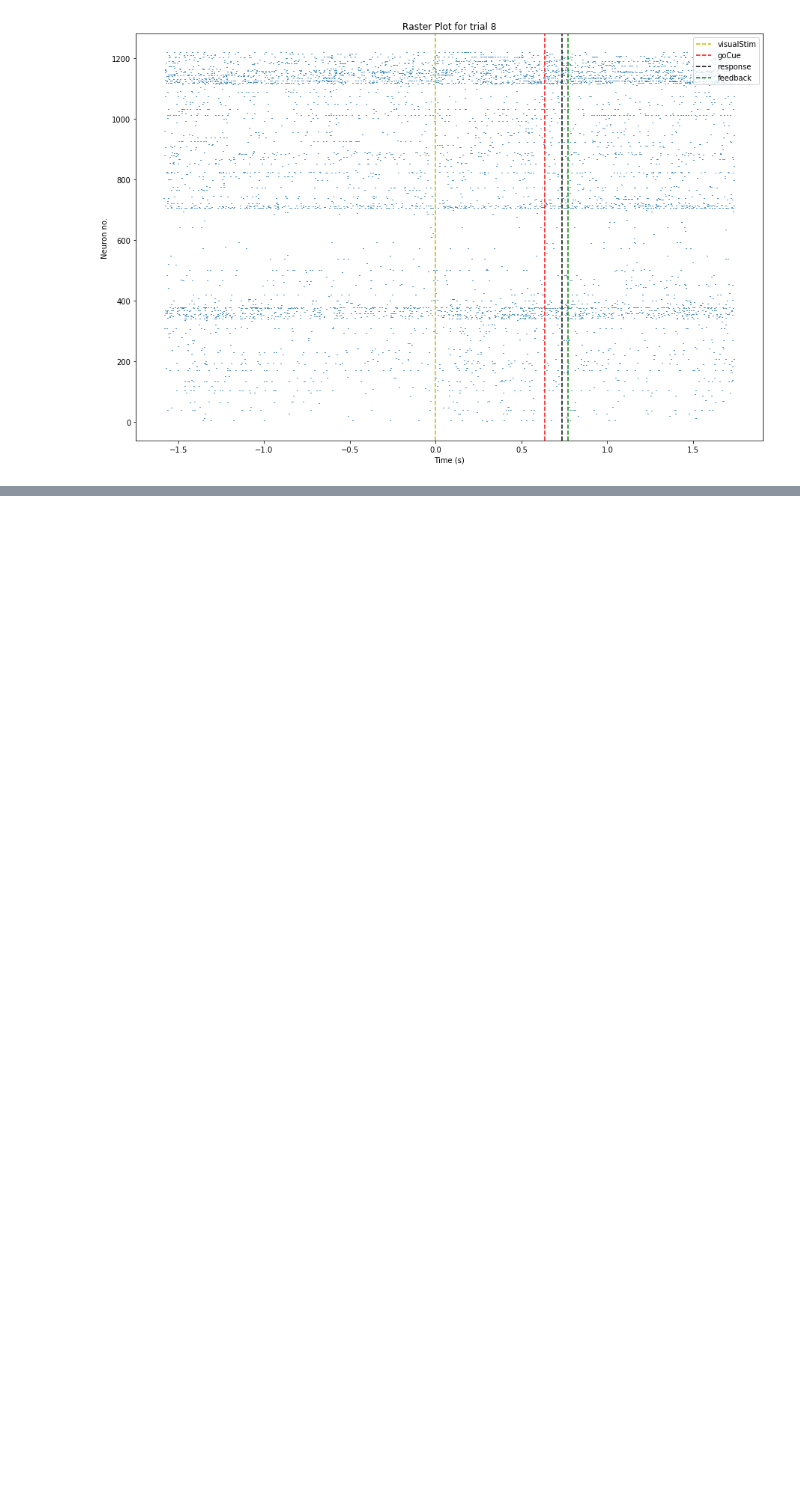
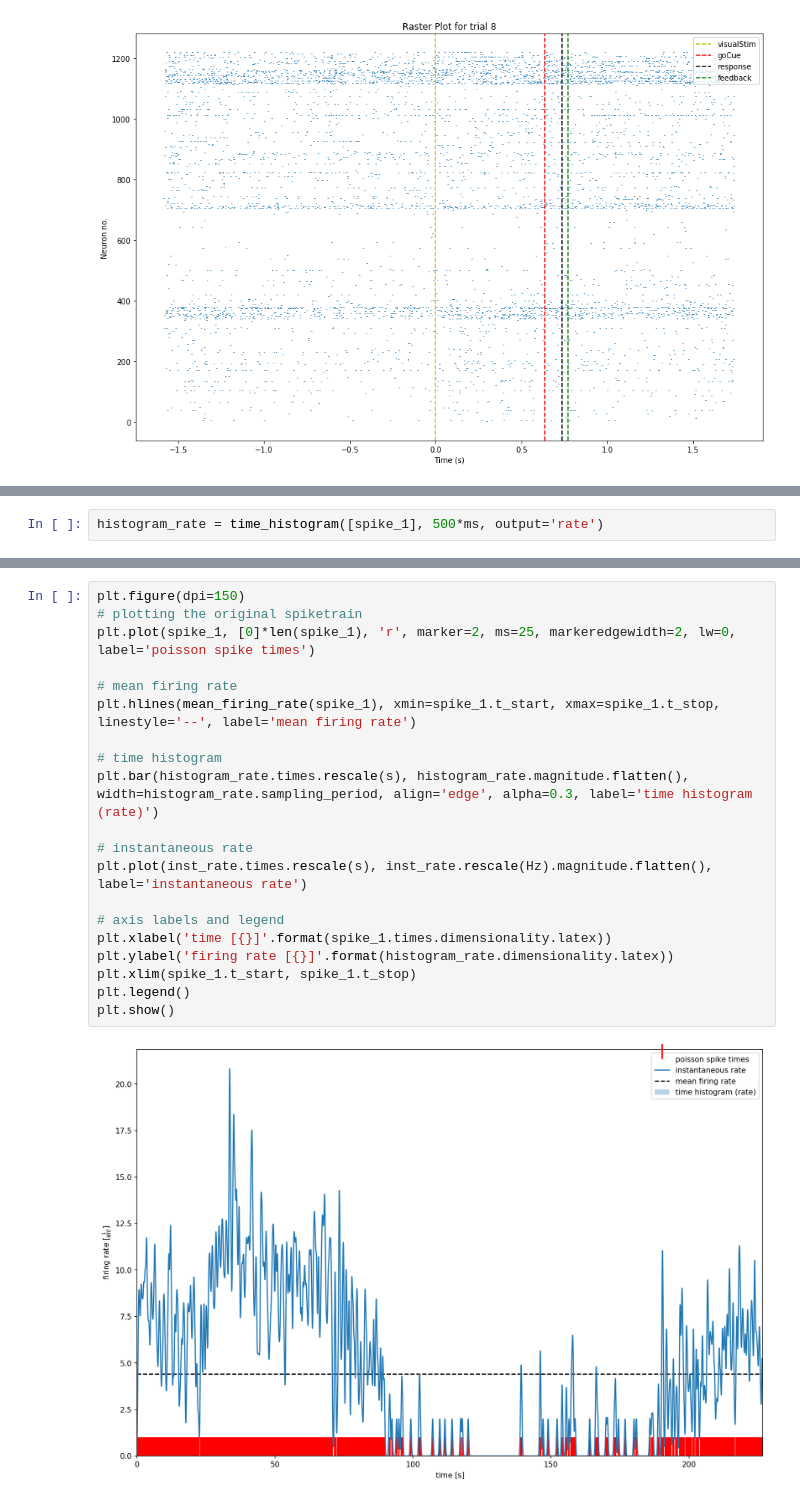
Before and after one commit to tipsyfermion/NMA_Mapping_Brain_Networks_2020, a Jupyter notebook: code/prelimDataTests.ipynb, the cells around one changed output, grey strips where cells are left out. Cells and saved outputs as stored; diff of their text form; blank space fills up the shorter version.

```diff
--- a/code/prelimDataTests.ipynb
+++ b/code/prelimDataTests.ipynb
@@ -107,0 +175,2 @@ array([63.62583906, 73.98820023])
+# %%
+histogram_rate = time_histogram([spike_1], 500*ms, output='rate')
@@ -107,0 +219,22 @@ array([63.62583906, 73.98820023])
+# %%
+plt.figure(dpi=150)
+# plotting the original spiketrain
+plt.plot(spike_1, [0]*len(spike_1), 'r', marker=2, ms=25, markeredgewidth=2, lw=0, label='poisson spike times')
+
+# mean firing rate
+plt.hlines(mean_firing_rate(spike_1), xmin=spike_1.t_start, xmax=spike_1.t_stop, linestyle='--', label='mean firing rate')
+
+# time histogram
+plt.bar(histogram_rate.times.rescale(s), histogram_rate.magnitude.flatten(), width=histogram_rate.sampling_period, align='edge', alpha=0.3, label='time histogram (rate)')
+
+# instantaneous rate
+plt.plot(inst_rate.times.rescale(s), inst_rate.rescale(Hz).magnitude.flatten(), label='instantaneous rate')
+
+# axis labels and legend
+plt.xlabel('time [{}]'.format(spike_1.times.dimensionality.latex))
+plt.ylabel('firing rate [{}]'.format(histogram_rate.dimensionality.latex))
+plt.xlim(spike_1.t_start, spike_1.t_stop)
+plt.legend()
+plt.show()
+# %% [output]
+[figure, added]
```
Also changed, not shown: parts of 21 cells of this notebook.
